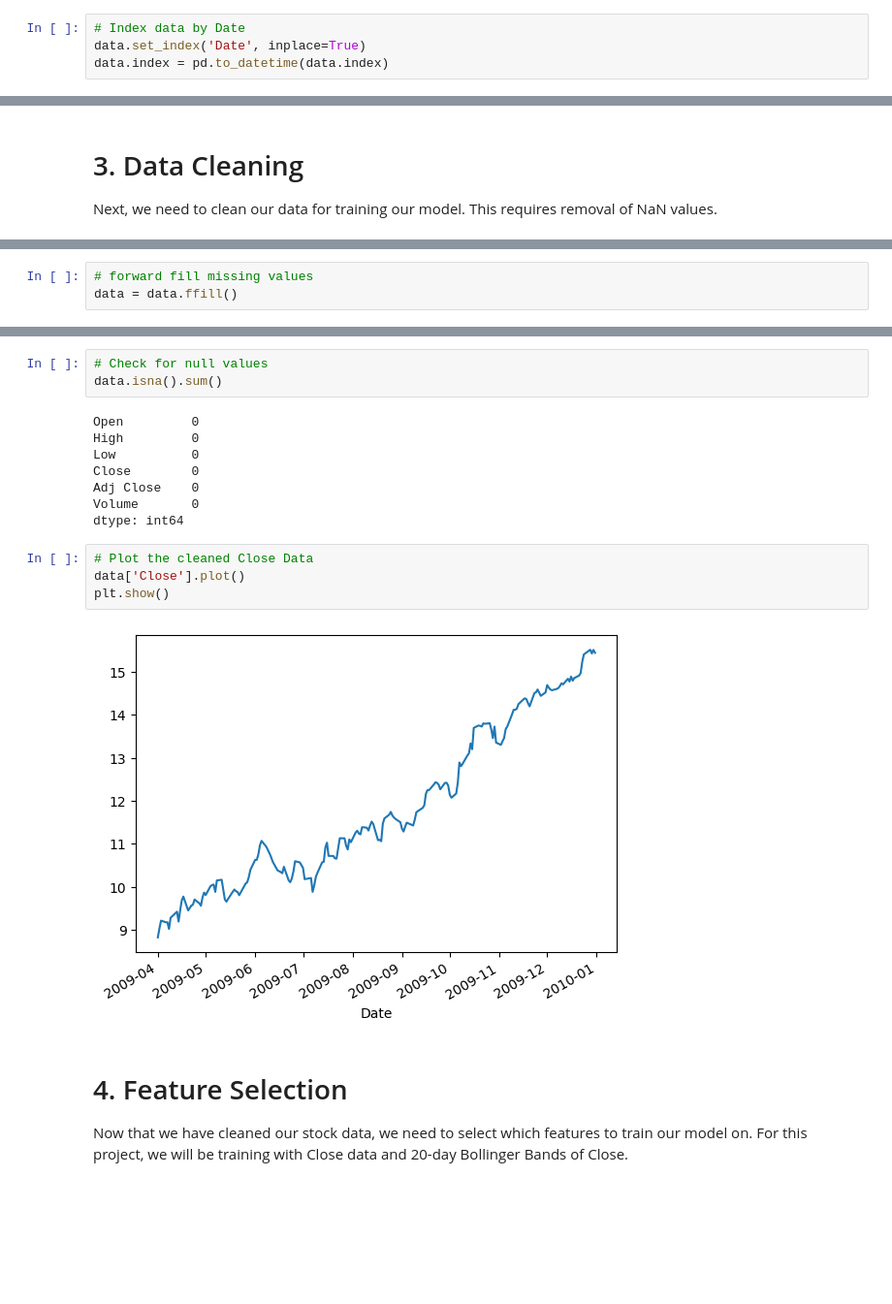
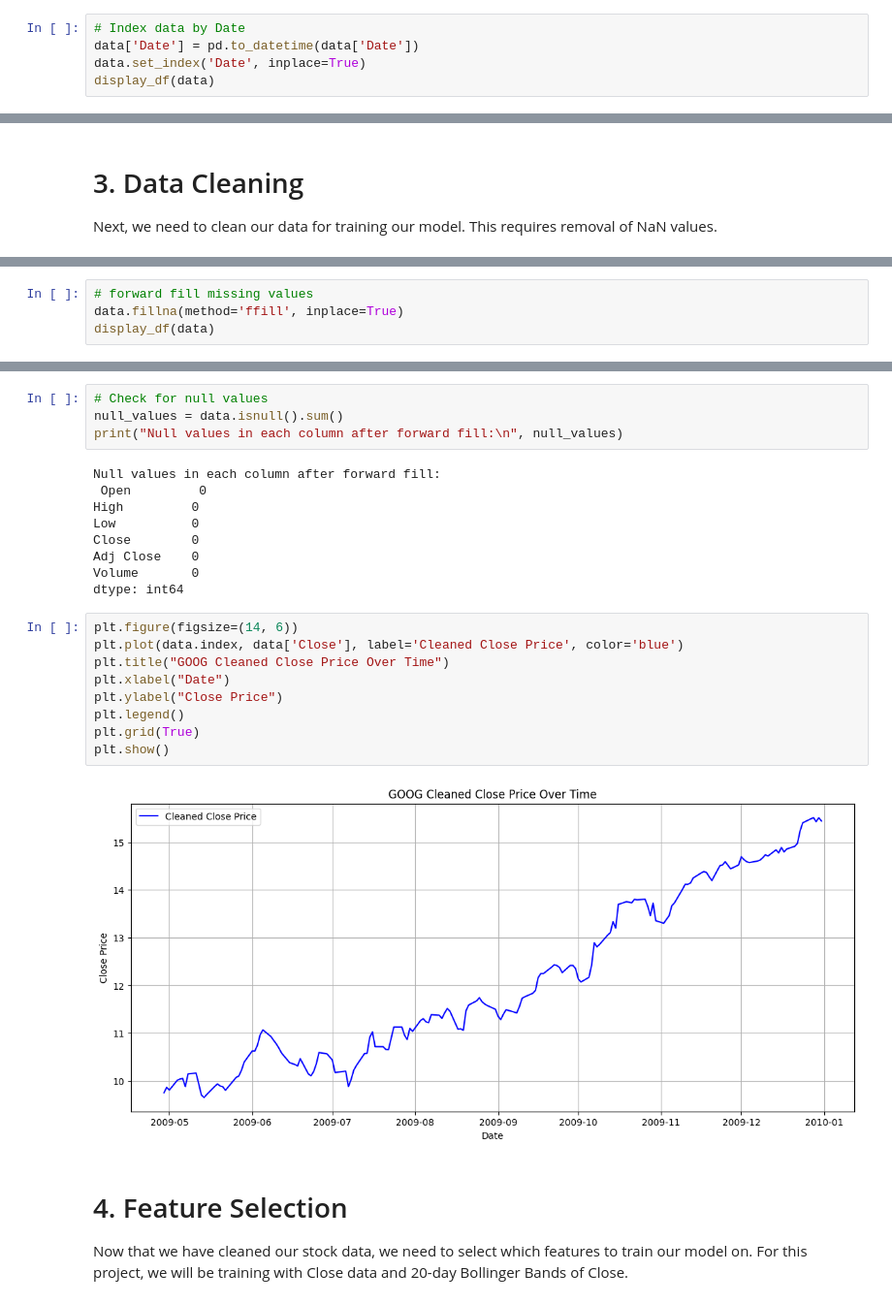
Before and after one commit to bigboy92/fend-matching-game, a Jupyter notebook: project_nb.ipynb, the cells around one changed output, grey strips where cells are left out. Shown at 97% size. Drawn from its saved outputs; the diff is of its cells as text; blank space fills up the shorter version.

```diff
--- a/project_nb.ipynb
+++ b/project_nb.ipynb
@@ -75,4 +58,5 @@ memory usage: 10.6+ KB
 # %%
 # Index data by Date
+data['Date'] = pd.to_datetime(data['Date'])
 data.set_index('Date', inplace=True)
-data.index = pd.to_datetime(data.index)
+display_df(data)
@@ -133,4 +111,5 @@ Volume       5
 dtype: int64
 # %%
 # forward fill missing values
-data = data.ffill()
+data.fillna(method='ffill', inplace=True)
+display_df(data)
@@ -137,8 +135,10 @@ data = data.ffill()
 # %%
 # Check for null values
-data.isna().sum()
+null_values = data.isnull().sum()
+print("Null values in each column after forward fill:\n", null_values)
 # %% [output]
-Open         0
+Null values in each column after forward fill:
+ Open         0
 High         0
 Low          0
 Close        0
@@ -146,11 +146,16 @@ Adj Close    0
 Volume       0
 dtype: int64
 # %%
-# Plot the cleaned Close Data
-data['Close'].plot()
+plt.figure(figsize=(14, 6))
+plt.plot(data.index, data['Close'], label='Cleaned Close Price', color='blue')
+plt.title("GOOG Cleaned Close Price Over Time")
+plt.xlabel("Date")
+plt.ylabel("Close Price")
+plt.legend()
+plt.grid(True)
 plt.show()
 # %% [output]
-[figure, old version]
+[figure, new version]
 # %% [markdown]
 # 4. Feature Selection
 Now that we have cleaned our stock data, we need to select which features to train our model on. For this project, we will be training with Close data and 20-day Bollinger Bands of Close.
```
Also changed, not shown: parts of 27 cells of this notebook.
